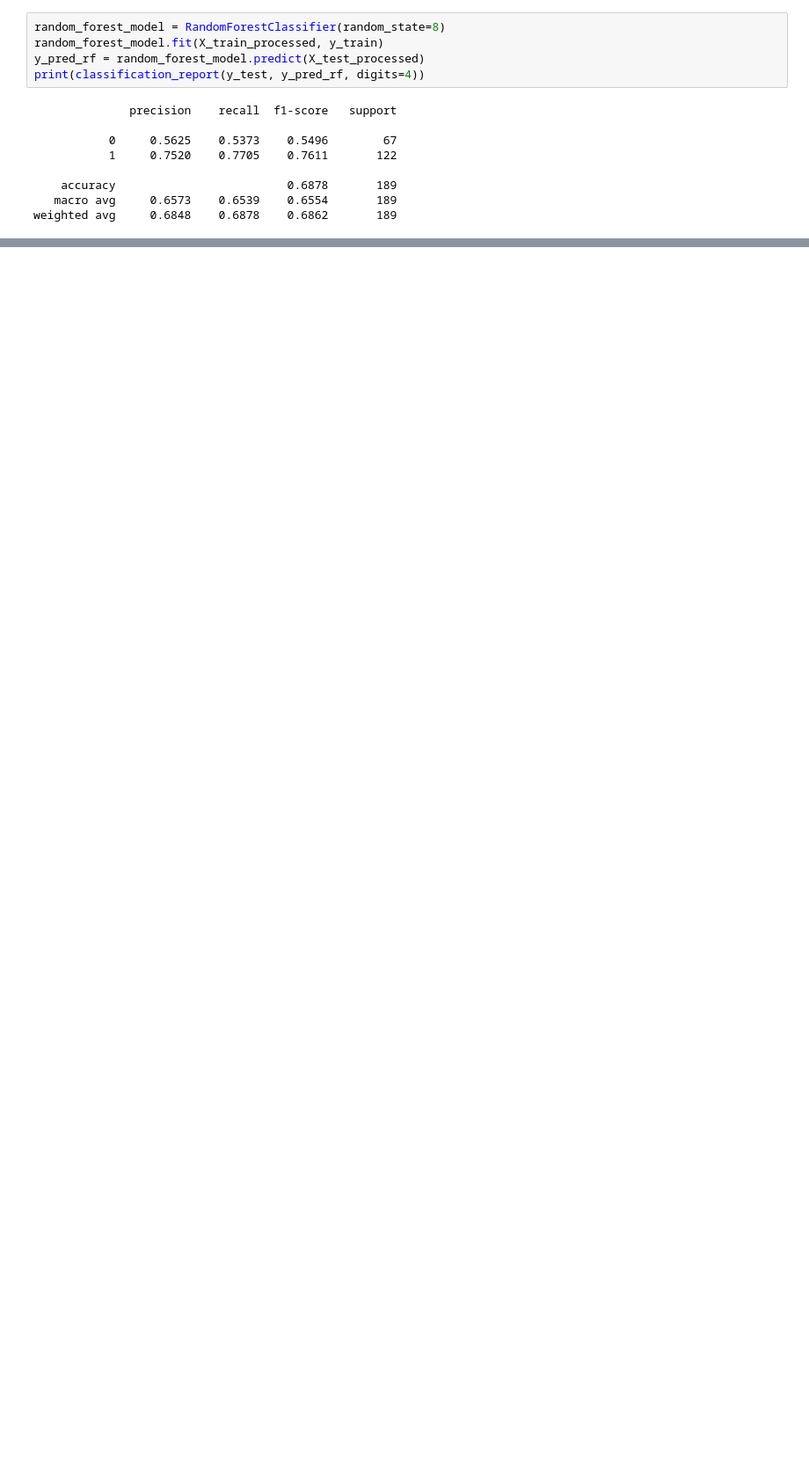
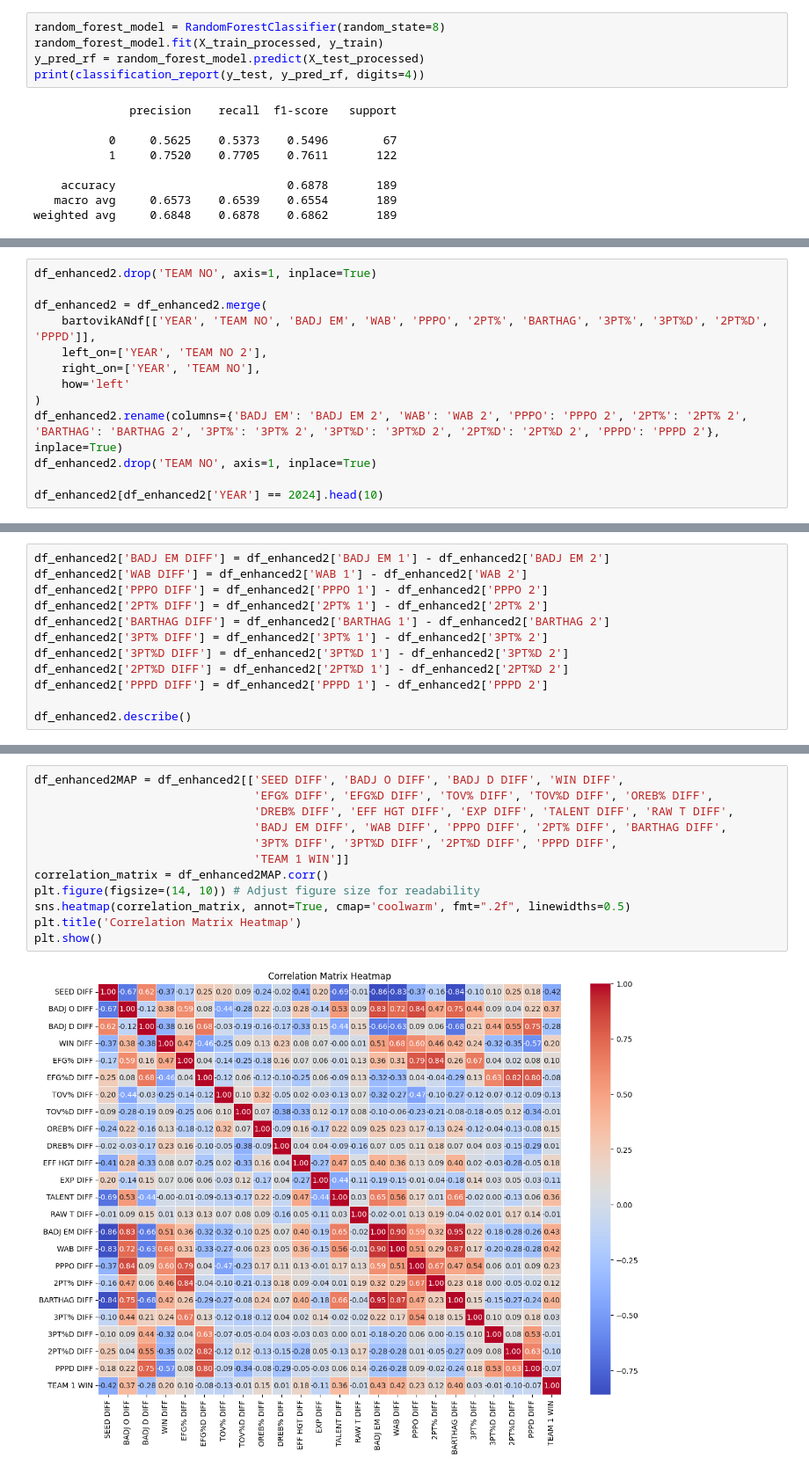
Before and after one commit to yiyoufan/NCAA_Prediction, a Jupyter notebook: explorer.ipynb, the cells around one changed output, grey strips where cells are left out. Shown at 88% size. Cells and saved outputs as stored; diff of their text form; blank space fills up the shorter version.

```diff
--- a/explorer.ipynb
+++ b/explorer.ipynb
@@ -565,0 +837,13 @@ weighted avg     0.6848    0.6878    0.6862       189
+# %%
+df_enhanced2.drop('TEAM NO', axis=1, inplace=True)
+
+df_enhanced2 = df_enhanced2.merge(
+    bartovikANdf[['YEAR', 'TEAM NO', 'BADJ EM', 'WAB', 'PPPO', '2PT%', 'BARTHAG', '3PT%', '3PT%D', '2PT%D', 'PPPD']],
+    left_on=['YEAR', 'TEAM NO 2'],
+    right_on=['YEAR', 'TEAM NO'],
+    how='left'
+)
+df_enhanced2.rename(columns={'BADJ EM': 'BADJ EM 2', 'WAB': 'WAB 2', 'PPPO': 'PPPO 2', '2PT%': '2PT% 2', 'BARTHAG': 'BARTHAG 2', '3PT%': '3PT% 2', '3PT%D': '3PT%D 2', '2PT%D': '2PT%D 2', 'PPPD': 'PPPD 2'}, inplace=True)
+df_enhanced2.drop('TEAM NO', axis=1, inplace=True)
+
+df_enhanced2[df_enhanced2['YEAR'] == 2024].head(10)
@@ -565,0 +863,12 @@ weighted avg     0.6848    0.6878    0.6862       189
+# %%
+df_enhanced2['BADJ EM DIFF'] = df_enhanced2['BADJ EM 1'] - df_enhanced2['BADJ EM 2']
+df_enhanced2['WAB DIFF'] = df_enhanced2['WAB 1'] - df_enhanced2['WAB 2']
+df_enhanced2['PPPO DIFF'] = df_enhanced2['PPPO 1'] - df_enhanced2['PPPO 2']
+df_enhanced2['2PT% DIFF'] = df_enhanced2['2PT% 1'] - df_enhanced2['2PT% 2']
+df_enhanced2['BARTHAG DIFF'] = df_enhanced2['BARTHAG 1'] - df_enhanced2['BARTHAG 2']
+df_enhanced2['3PT% DIFF'] = df_enhanced2['3PT% 1'] - df_enhanced2['3PT% 2']
+df_enhanced2['3PT%D DIFF'] = df_enhanced2['3PT%D 1'] - df_enhanced2['3PT%D 2']
+df_enhanced2['2PT%D DIFF'] = df_enhanced2['2PT%D 1'] - df_enhanced2['2PT%D 2']
+df_enhanced2['PPPD DIFF'] = df_enhanced2['PPPD 1'] - df_enhanced2['PPPD 2']
+
+df_enhanced2.describe()
@@ -565,0 +886,14 @@ weighted avg     0.6848    0.6878    0.6862       189
+# %%
+df_enhanced2MAP = df_enhanced2[['SEED DIFF', 'BADJ O DIFF', 'BADJ D DIFF', 'WIN DIFF',
+                                'EFG% DIFF', 'EFG%D DIFF', 'TOV% DIFF', 'TOV%D DIFF', 'OREB% DIFF',
+                                'DREB% DIFF', 'EFF HGT DIFF', 'EXP DIFF', 'TALENT DIFF', 'RAW T DIFF',
+                                'BADJ EM DIFF', 'WAB DIFF', 'PPPO DIFF', '2PT% DIFF', 'BARTHAG DIFF',
+                                '3PT% DIFF', '3PT%D DIFF', '2PT%D DIFF', 'PPPD DIFF',
+                                'TEAM 1 WIN']]
+correlation_matrix = df_enhanced2MAP.corr()
+plt.figure(figsize=(14, 10)) # Adjust figure size for readability
+sns.heatmap(correlation_matrix, annot=True, cmap='coolwarm', fmt=".2f", linewidths=0.5)
+plt.title('Correlation Matrix Heatmap')
+plt.show()
+# %% [output]
+[figure, added]
```
Also changed, not shown: parts of 51 cells of this notebook, 8 other files.
